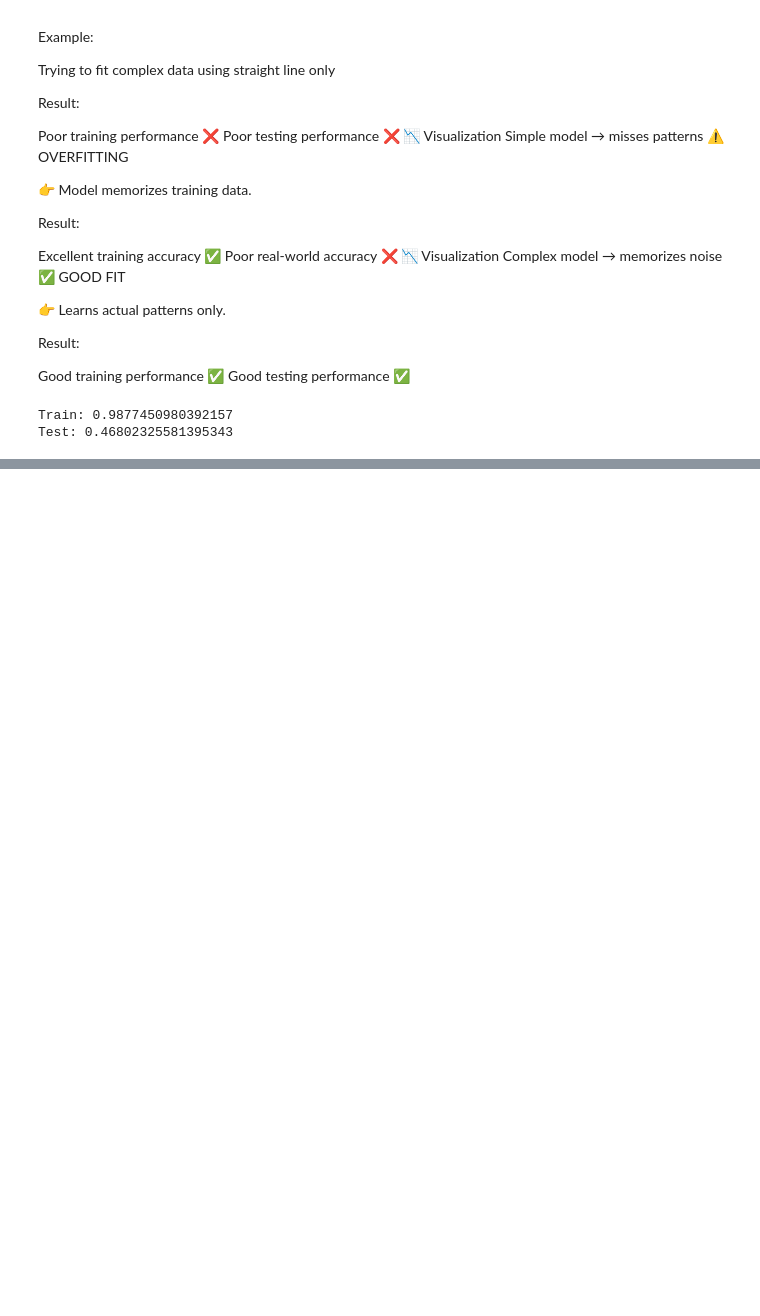
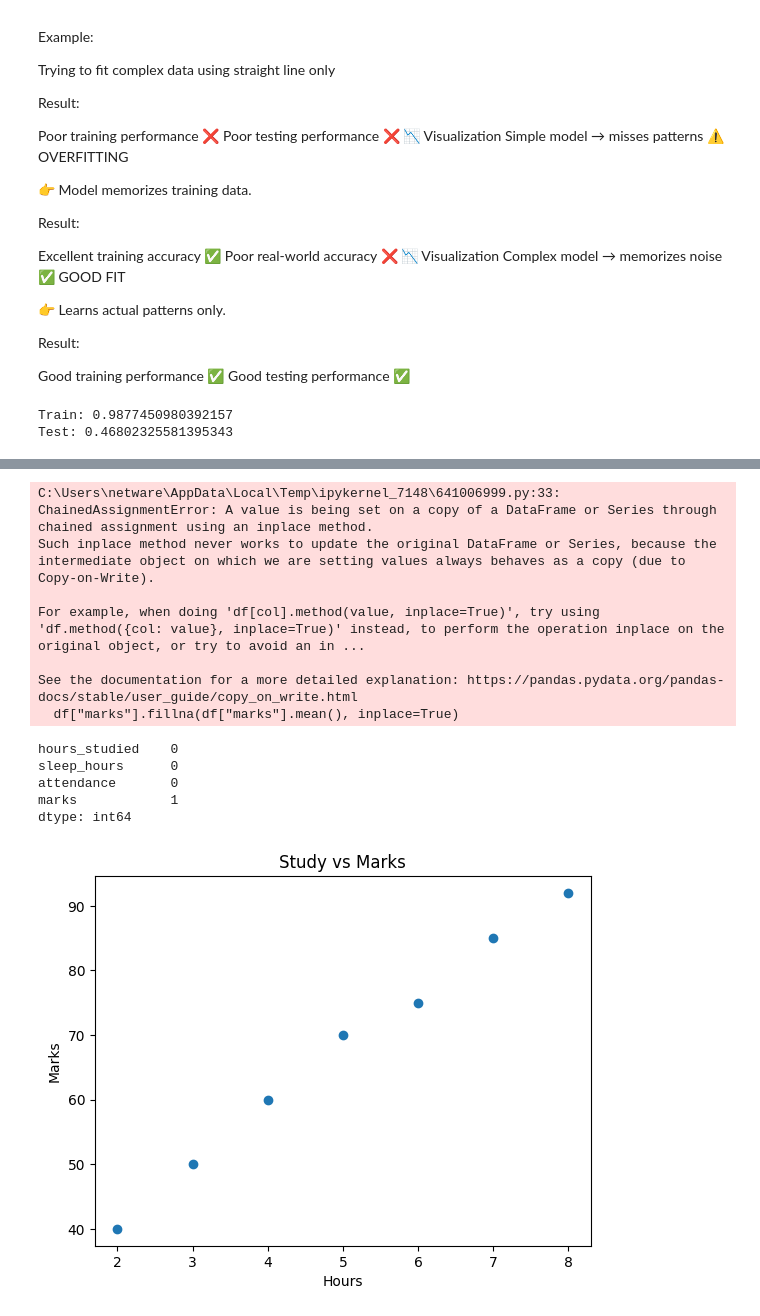
Before and after one commit to RajCodes1996/AIML_ROADMAP_2026, a Jupyter notebook: Main/ML_11_to_18.ipynb, the cells around one changed output, grey strips where cells are left out. Drawn from its saved outputs; the diff is of its cells as text; code cells hidden in the pictures; blank space fills up the shorter version.

```diff
--- a/Main/ML_11_to_18.ipynb
+++ b/Main/ML_11_to_18.ipynb
@@ -430,0 +580,73 @@ Test: 0.46802325581395343
+# %%
+#⚡ Step 1: Import Libraries
+import pandas as pd
+import numpy as np
+import matplotlib.pyplot as plt
+
+from sklearn.model_selection import train_test_split
+from sklearn.preprocessing import StandardScaler
+
+from sklearn.linear_model import LinearRegression, LogisticRegression
+from sklearn.tree import DecisionTreeRegressor
+from sklearn.neighbors import KNeighborsRegressor
+
+from sklearn.metrics import (
+    mean_absolute_error,
+    accuracy_score
+)
+
+#⚡ Step 2: Create Dataset
+data = {
+    "hours_studied":[2,4,1,5,3,6,7,8],
+    "sleep_hours": [6,7,5,8,6,7,8,9],
+    "attendance": [60,80,50,90,70,85,95,98],
+    "marks": [40,60,30,70,50,75,85,92]
+}
+
+df = pd.DataFrame(data)
+
+# ⚡ Step 3: Data Cleaning
+# 🔹 Add Missing Value
+df.loc[2,"marks"] = None
+
+#🔹 Handle Missing Value
+df["marks"].fillna(df["marks"].mean(), inplace=True)
+print(df.isnull().sum())
+
+# ⚡ Step 4: Feature Engineering
+# 🔹 Create New Features
+df["total_effort"] = (
+    df["hours_studied"] + df["attendance"]/10
+)
+
+df["study_sleep_ratio"] = (
+    df["hours_studied"] / df["sleep_hours"]
+)
+
+# ⚡ Step 5: Create Pass/Fail Column
+df["status"] = df["marks"].apply(
+    lambda x: 1 if x >= 50 else 0
+)
+
+# ⚡ Step 6: Visualization
+# 📊 Scatter Plot
+
+plt.scatter(df["hours_studied"], df["marks"])
+plt.xlabel("Hours")
+plt.ylabel("Marks")
+plt.title("Study vs Marks")
+plt.show()
+# %% [output]
+C:\Users\netware\AppData\Local\Temp\ipykernel_7148\641006999.py:33: ChainedAssignmentError: A value is being set on a copy of a DataFrame or Series through chained assignment using an inplace method.
+Such inplace method never works to update the original DataFrame or Series, because the intermediate object on which we are setting values always behaves as a copy (due to Copy-on-Write).
+
+For example, when doing 'df[col].method(value, inplace=True)', try using 'df.method({col: value}, inplace=True)' instead, to perform the operation inplace on the original object, or try to avoid an in ...
+
+See the documentation for a more detailed explanation: https://pandas.pydata.org/pandas-docs/stable/user_guide/copy_on_write.html
+  df["marks"].fillna(df["marks"].mean(), inplace=True)
+hours_studied    0
+sleep_hours      0
+attendance       0
+marks            1
+dtype: int64
+[figure, added]
```
Also changed, not shown: parts of 9 cells of this notebook.
